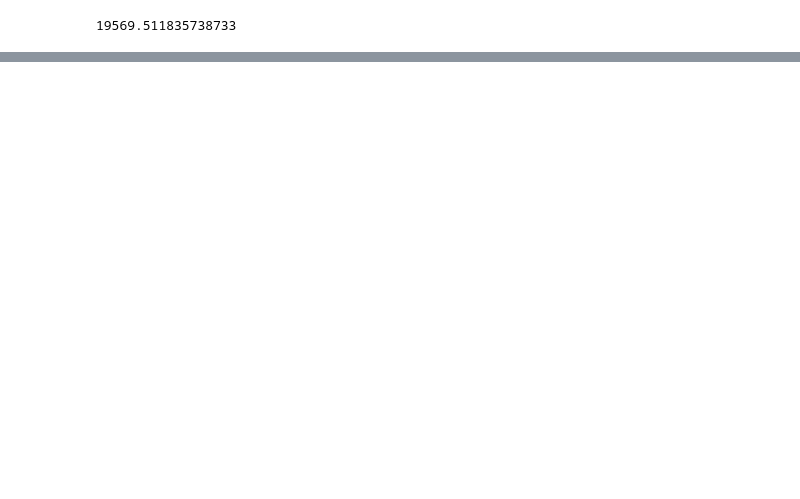
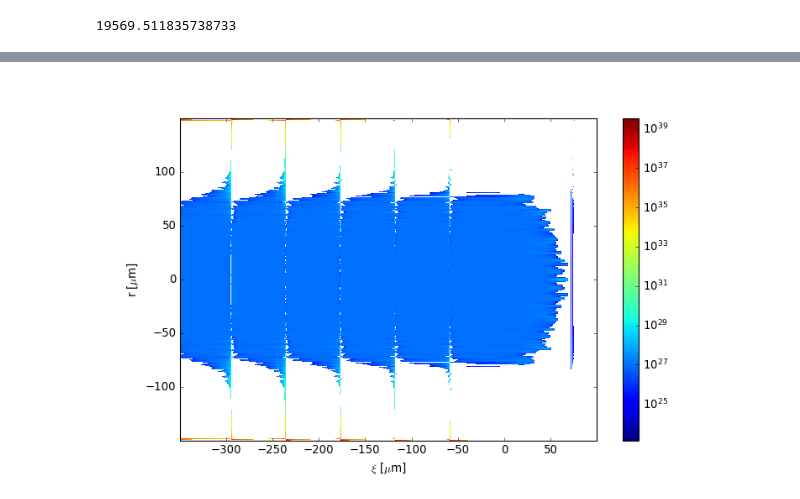
Before and after one commit to MaxVarverakis/PositronPWFA, a Jupyter notebook: linearWF_analysis.ipynb, the cells around one changed output, grey strips where cells are left out. Saved outputs shown, nothing was run; the diff lists cells and outputs as text; code cells hidden in the pictures; blank space fills up the shorter version.

```diff
--- a/linearWF_analysis.ipynb
+++ b/linearWF_analysis.ipynb
@@ -582,0 +690,20 @@ plt.show()
+# %%
+_, _, n_1 = n1(r, dr, xi, dz, Nb, n0, gauss = g)
+
+plt.close()
+plt.figure(15, figsize = (10, 6), facecolor = 'w')
+img = plt.pcolormesh(1e6 * info.z, 1e6 * info.x, (rho[:, 511//2].T * (1e6 * n0)) / n_1, cmap = 'jet', norm = matplotlib.colors.LogNorm())
+
+plt.xlim(1e6 * info.zmin, 1e6 * info.zmax)
+plt.ylim(1e6 * info.xmin, 1e6 * info.xmax)
+plt.xlabel(r'$\xi$ [$\mu$m]')
+plt.ylabel(r'r [$\mu$m]')
+
+cb = plt.colorbar(img)
+# cb.formatter.set_powerlimits((0, 0))
+# cb.formatter.set_useMathText(True)
+# cb.set_label(r'$(E_x-cB_y)/{E_r}^{a}$')
+
+plt.show()
+# %% [output]
+[figure, added]
```
Also changed, not shown: parts of 22 cells of this notebook, 2 other files.
